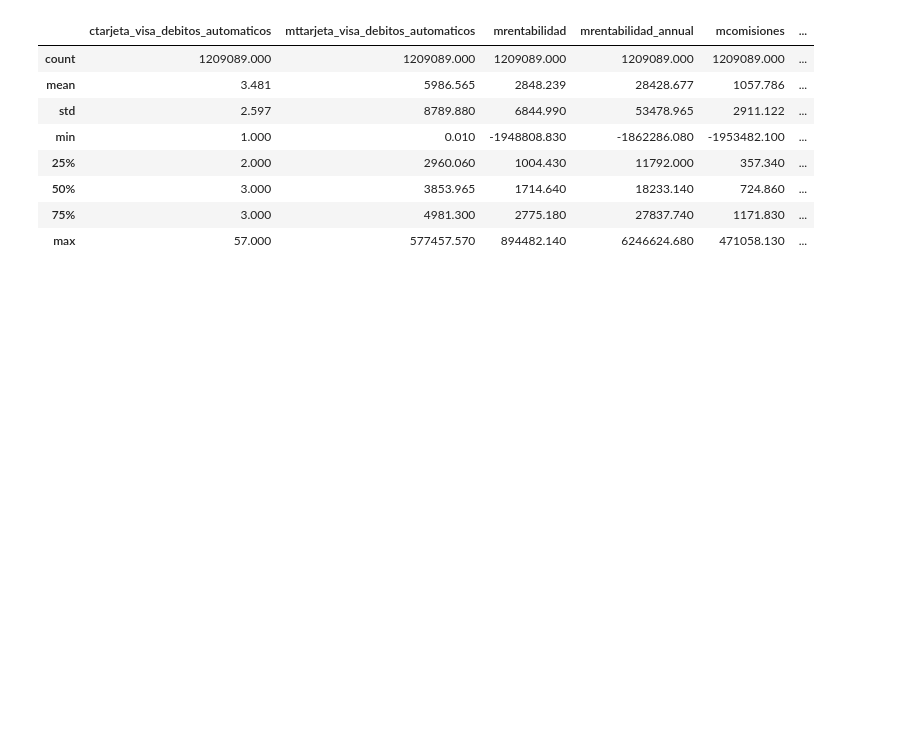
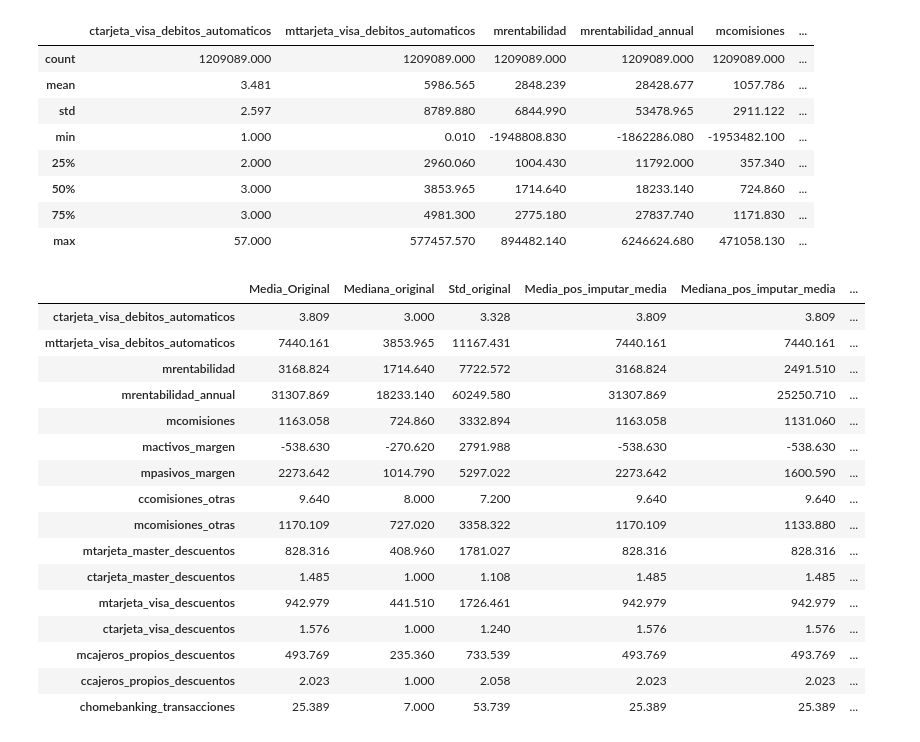
Before and after one commit to maiconfialho/dmeyf2023, a Jupyter notebook: kaggle3/experimentos_colaborativos/experimentos_colaborativos.ipynb, the cells around one changed output. Cells and saved outputs as stored; diff of their text form; code cells hidden in the pictures; blank space fills up the shorter version.

```diff
--- a/kaggle3/experimentos_colaborativos/experimentos_colaborativos.ipynb
+++ b/kaggle3/experimentos_colaborativos/experimentos_colaborativos.ipynb
@@ -506,0 +400,20 @@ dataset_inputado_mediana[colunas_imputar].describe()
+# %%
+tabla_resumen
+# %% [output]
+|  | Media_Original | Mediana_original | Std_original | Media_pos_imputar_media | Mediana_pos_imputar_media | ... |
+| ctarjeta_visa_debitos_automaticos | 3.809 | 3.000 | 3.328 | 3.809 | 3.809 | ... |
+| mttarjeta_visa_debitos_automaticos | 7440.161 | 3853.965 | 11167.431 | 7440.161 | 7440.161 | ... |
+| mrentabilidad | 3168.824 | 1714.640 | 7722.572 | 3168.824 | 2491.510 | ... |
+| mrentabilidad_annual | 31307.869 | 18233.140 | 60249.580 | 31307.869 | 25250.710 | ... |
+| mcomisiones | 1163.058 | 724.860 | 3332.894 | 1163.058 | 1131.060 | ... |
+| mactivos_margen | -538.630 | -270.620 | 2791.988 | -538.630 | -538.630 | ... |
+| mpasivos_margen | 2273.642 | 1014.790 | 5297.022 | 2273.642 | 1600.590 | ... |
+| ccomisiones_otras | 9.640 | 8.000 | 7.200 | 9.640 | 9.640 | ... |
+| mcomisiones_otras | 1170.109 | 727.020 | 3358.322 | 1170.109 | 1133.880 | ... |
+| mtarjeta_master_descuentos | 828.316 | 408.960 | 1781.027 | 828.316 | 828.316 | ... |
+| ctarjeta_master_descuentos | 1.485 | 1.000 | 1.108 | 1.485 | 1.485 | ... |
+| mtarjeta_visa_descuentos | 942.979 | 441.510 | 1726.461 | 942.979 | 942.979 | ... |
+| ctarjeta_visa_descuentos | 1.576 | 1.000 | 1.240 | 1.576 | 1.576 | ... |
+| mcajeros_propios_descuentos | 493.769 | 235.360 | 733.539 | 493.769 | 493.769 | ... |
+| ccajeros_propios_descuentos | 2.023 | 1.000 | 2.058 | 2.023 | 2.023 | ... |
+| chomebanking_transacciones | 25.389 | 7.000 | 53.739 | 25.389 | 25.389 | ... |
```
Also changed, not shown: parts of 37 cells of this notebook, 17 other files.
